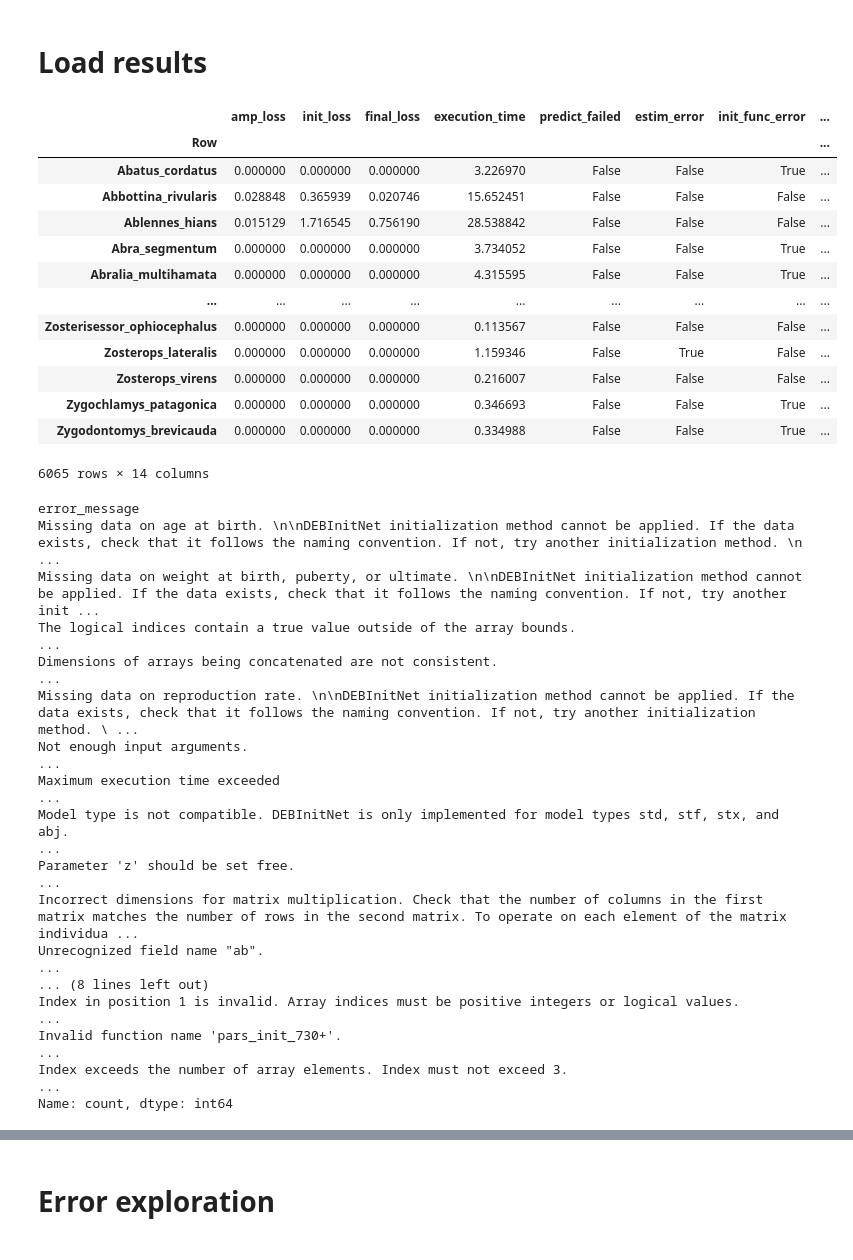
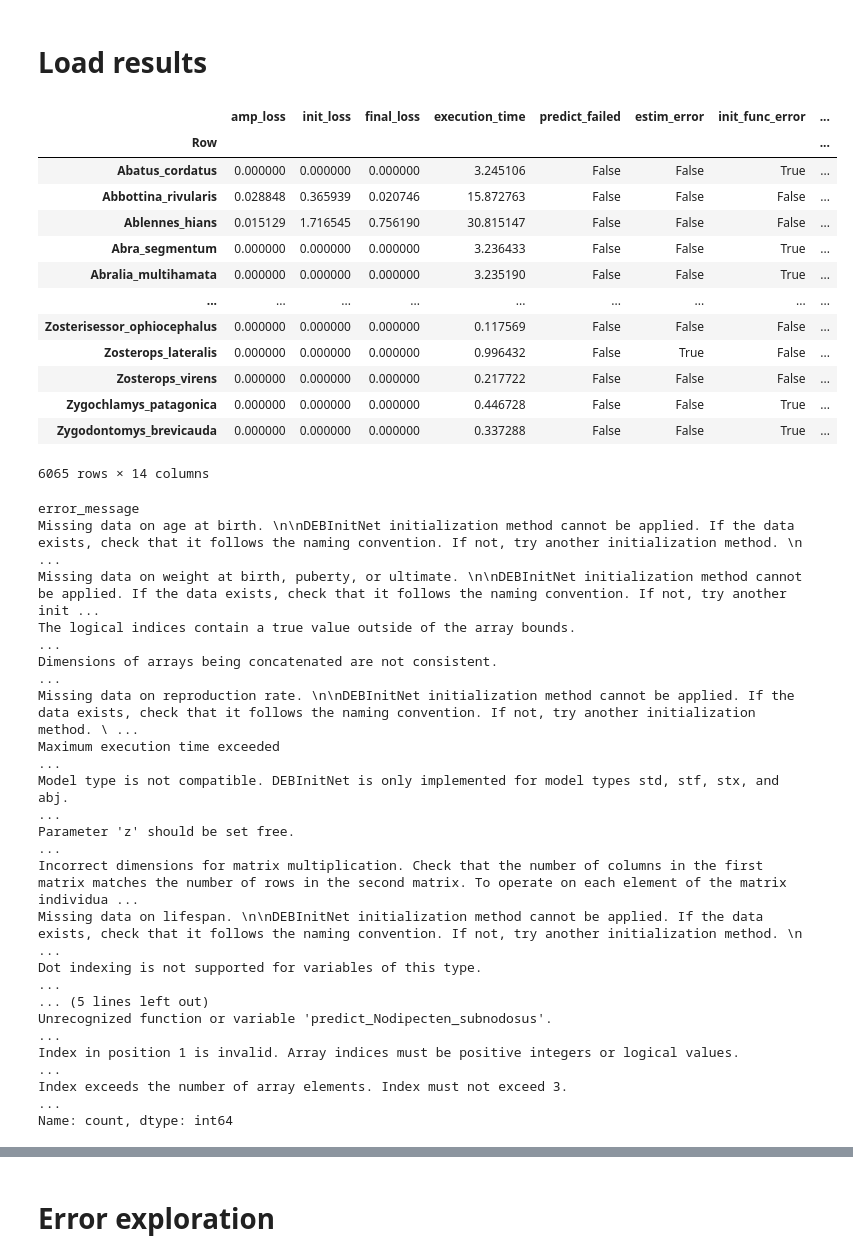
Before and after one commit to diogo-f-oliveira/DEB_ML_Init, a Jupyter notebook: notebooks/DEBtool Port Test Analysis.ipynb, the cells around one changed output, grey strips where cells are left out. Cells and saved outputs as stored; diff of their text form; code cells hidden in the pictures.

Commit message:
Results of testing DEBtool DEBInitNet port
Zero errors in the implementation!

```diff
--- a/notebooks/DEBtool Port Test Analysis.ipynb
+++ b/notebooks/DEBtool Port Test Analysis.ipynb
@@ -10,24 +10,25 @@ import matplotlib.colors as mcolors
 # Load results
 # %%
 test_resuls_folder = '../project_code/debtool_port/tests'
-df = pd.read_csv(f'{test_resuls_folder}/test_init_DEBInitNet_20250708.csv', index_col=0)
+test_date = '20250729'
+df = pd.read_csv(f'{test_resuls_folder}/test_init_DEBInitNet_{test_date}.csv', index_col=0)
 error_columns = df.columns[4:-1]
 df[error_columns] = df[error_columns].astype(bool)
 df
 # %% [output]
 |  | amp_loss | init_loss | final_loss | execution_time | predict_failed | estim_error | init_func_error | ... |
 | Row |  |  |  |  |  |  |  | ... |
-| Abatus_cordatus | 0.000000 | 0.000000 | 0.000000 | 3.226970 | False | False | True | ... |
-| Abbottina_rivularis | 0.028848 | 0.365939 | 0.020746 | 15.652451 | False | False | False | ... |
-| Ablennes_hians | 0.015129 | 1.716545 | 0.756190 | 28.538842 | False | False | False | ... |
-| Abra_segmentum | 0.000000 | 0.000000 | 0.000000 | 3.734052 | False | False | True | ... |
-| Abralia_multihamata | 0.000000 | 0.000000 | 0.000000 | 4.315595 | False | False | True | ... |
+| Abatus_cordatus | 0.000000 | 0.000000 | 0.000000 | 3.245106 | False | False | True | ... |
+| Abbottina_rivularis | 0.028848 | 0.365939 | 0.020746 | 15.872763 | False | False | False | ... |
+| Ablennes_hians | 0.015129 | 1.716545 | 0.756190 | 30.815147 | False | False | False | ... |
+| Abra_segmentum | 0.000000 | 0.000000 | 0.000000 | 3.236433 | False | False | True | ... |
+| Abralia_multihamata | 0.000000 | 0.000000 | 0.000000 | 3.235190 | False | False | True | ... |
 | ... | ... | ... | ... | ... | ... | ... | ... | ... |
-| Zosterisessor_ophiocephalus | 0.000000 | 0.000000 | 0.000000 | 0.113567 | False | False | False | ... |
-| Zosterops_lateralis | 0.000000 | 0.000000 | 0.000000 | 1.159346 | False | True | False | ... |
-| Zosterops_virens | 0.000000 | 0.000000 | 0.000000 | 0.216007 | False | False | False | ... |
-| Zygochlamys_patagonica | 0.000000 | 0.000000 | 0.000000 | 0.346693 | False | False | True | ... |
-| Zygodontomys_brevicauda | 0.000000 | 0.000000 | 0.000000 | 0.334988 | False | False | True | ... |
+| Zosterisessor_ophiocephalus | 0.000000 | 0.000000 | 0.000000 | 0.117569 | False | False | False | ... |
+| Zosterops_lateralis | 0.000000 | 0.000000 | 0.000000 | 0.996432 | False | True | False | ... |
+| Zosterops_virens | 0.000000 | 0.000000 | 0.000000 | 0.217722 | False | False | False | ... |
+| Zygochlamys_patagonica | 0.000000 | 0.000000 | 0.000000 | 0.446728 | False | False | True | ... |
+| Zygodontomys_brevicauda | 0.000000 | 0.000000 | 0.000000 | 0.337288 | False | False | True | ... |
 6065 rows × 14 columns
 # %%
 df['error_message'].value_counts()
@@ -38,15 +39,15 @@ Missing data on weight at birth, puberty, or ultimate. \n\nDEBInitNet initializa
 The logical indices contain a true value outside of the array bounds.                                                                                                                                    ...
 Dimensions of arrays being concatenated are not consistent.                                                                                                                                              ...
 Missing data on reproduction rate. \n\nDEBInitNet initialization method cannot be applied. If the data exists, check that it follows the naming convention. If not, try another initialization method. \ ...
-Not enough input arguments.                                                                                                                                                                              ...
 Maximum execution time exceeded                                                                                                                                                                          ...
 Model type is not compatible. DEBInitNet is only implemented for model types std, stf, stx, and abj.                                                                                                     ...
 Parameter 'z' should be set free.                                                                                                                                                                        ...
 Incorrect dimensions for matrix multiplication. Check that the number of columns in the first matrix matches the number of rows in the second matrix. To operate on each element of the matrix individua ...
-Unrecognized field name "ab".                                                                                                                                                                            ...
-... (8 lines left out)
+Missing data on lifespan. \n\nDEBInitNet initialization method cannot be applied. If the data exists, check that it follows the naming convention. If not, try another initialization method. \n         ...
+Dot indexing is not supported for variables of this type.                                                                                                                                                ...
+... (5 lines left out)
+Unrecognized function or variable 'predict_Nodipecten_subnodosus'.                                                                                                                                       ...
 Index in position 1 is invalid. Array indices must be positive integers or logical values.                                                                                                               ...
-Invalid function name 'pars_init_730+'.                                                                                                                                                                  ...
 Index exceeds the number of array elements. Index must not exceed 3.                                                                                                                                     ...
 Name: count, dtype: int64
 # %%
```
Also changed, not shown: parts of 8 cells of this notebook, 1 other file.
